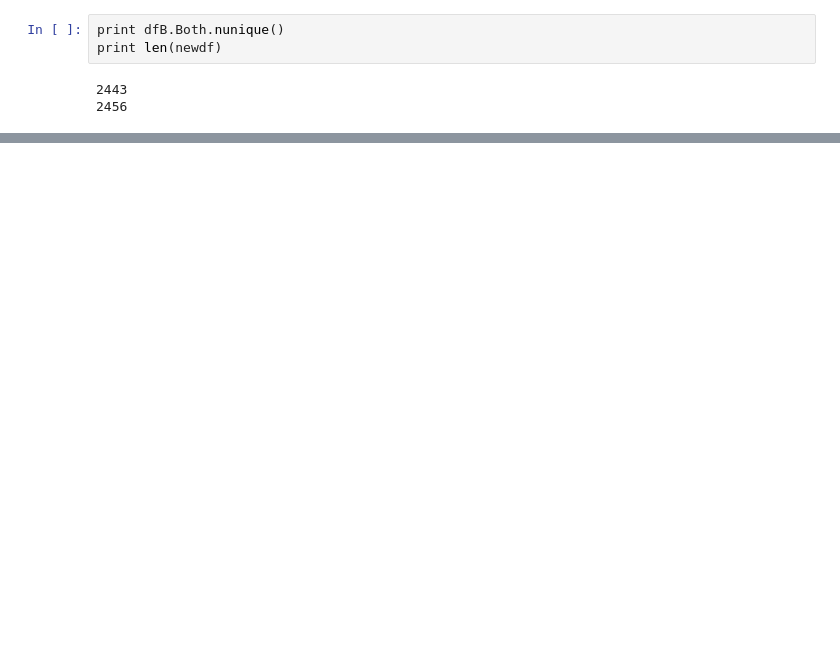
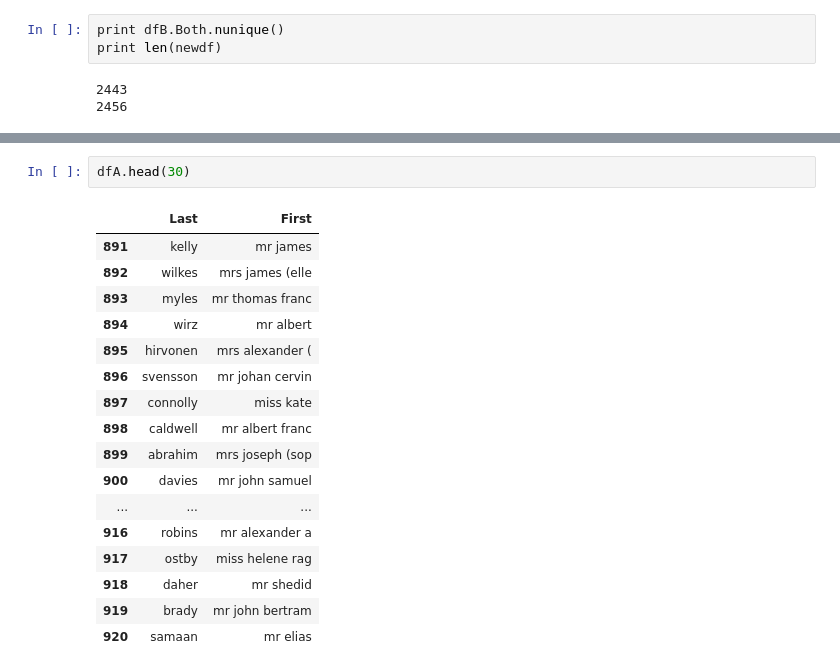
Before and after one commit to domspad/titanic_challenge, a Jupyter notebook: ipynbs/scraping_full_dataset.ipynb, the cells around one changed output, grey strips where cells are left out. Saved outputs shown, nothing was run; the diff lists cells and outputs as text; blank space fills up the shorter version.

```diff
--- a/ipynbs/scraping_full_dataset.ipynb
+++ b/ipynbs/scraping_full_dataset.ipynb
@@ -193,0 +195,20 @@ len(resdf)
+# %%
+dfA.head(30)
+# %% [output]
+|  | Last | First |
+| 891 | kelly | mr james |
+| 892 | wilkes | mrs james (elle |
+| 893 | myles | mr thomas franc |
+| 894 | wirz | mr albert |
+| 895 | hirvonen | mrs alexander ( |
+| 896 | svensson | mr johan cervin |
+| 897 | connolly | miss kate |
+| 898 | caldwell | mr albert franc |
+| 899 | abrahim | mrs joseph (sop |
+| 900 | davies | mr john samuel |
+| ... | ... | ... |
+| 916 | robins | mr alexander a |
+| 917 | ostby | miss helene rag |
+| 918 | daher | mr shedid |
+| 919 | brady | mr john bertram |
+| 920 | samaan | mr elias |
```
Also changed, not shown: parts of 38 cells of this notebook.
